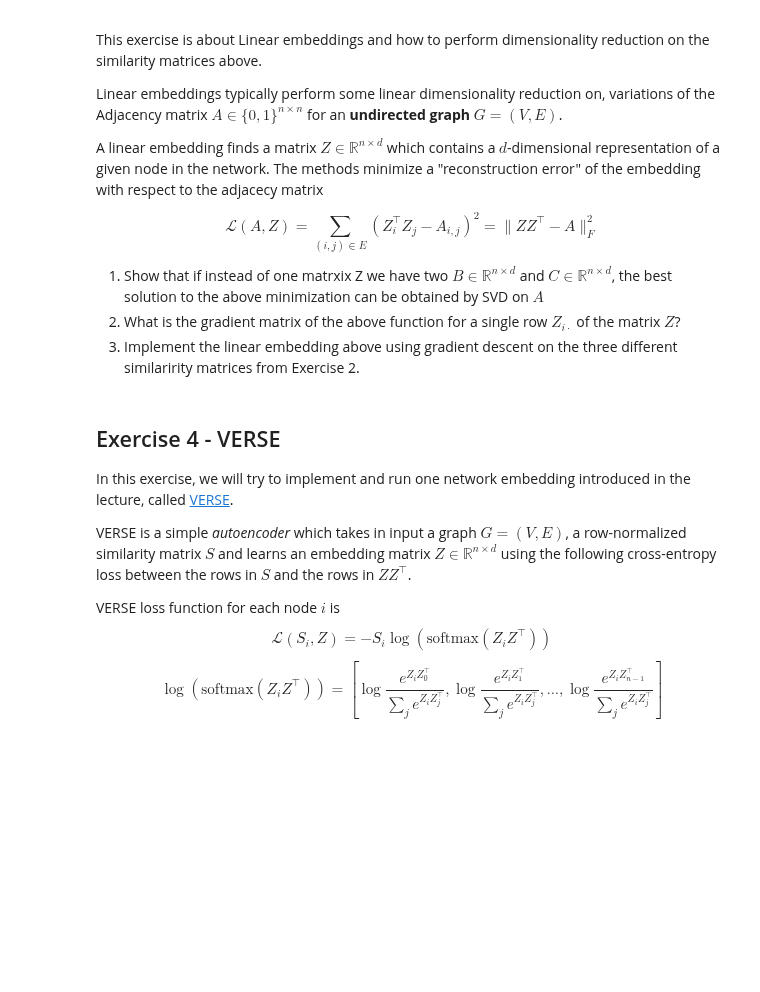
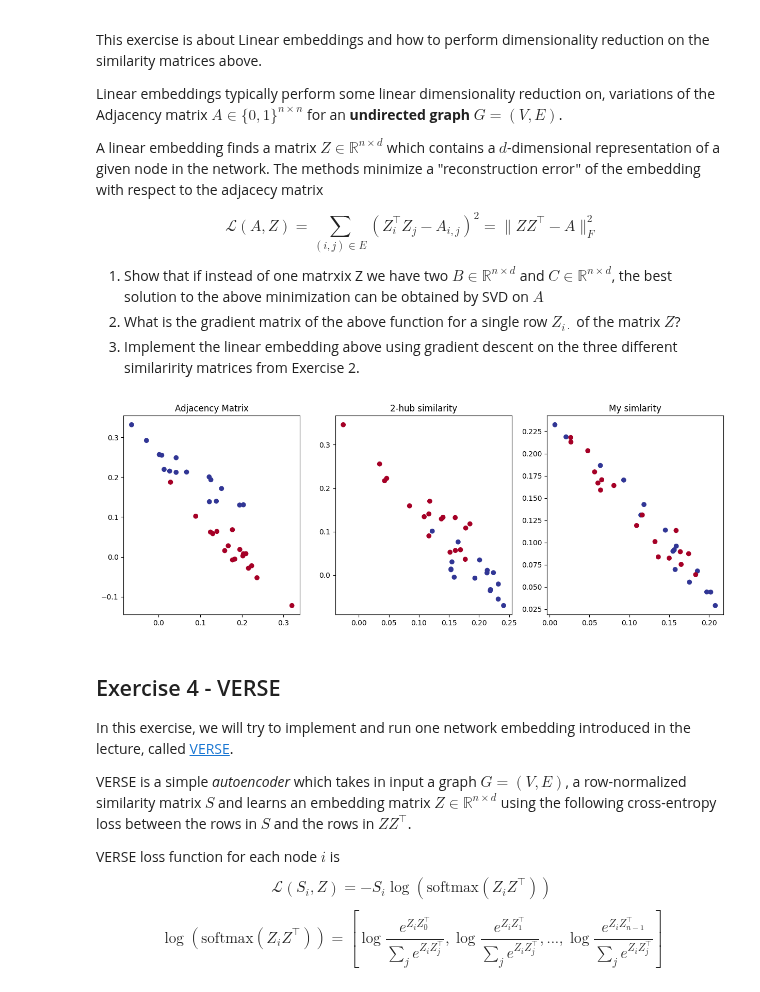
Before and after one commit to Joac1137/dm2023-exercises, a Jupyter notebook: exercises/Week 9 - Graph Embeddings.ipynb, the cells around one changed output. Drawn from its saved outputs; the diff is of its cells as text; code cells hidden in the pictures; blank space fills up the shorter version.

```diff
--- a/exercises/Week 9 - Graph Embeddings.ipynb
+++ b/exercises/Week 9 - Graph Embeddings.ipynb
@@ -114,35 +142,40 @@ np.random.seed(0)
 
 def lin_grads(A, Z):
     ### YOUR CODE HERE
-
+    return 2 * (Z @ Z.T - A) @ Z
     ### YOUR CODE HERE
 
 def lin_loss(A, Z):
     ### YOUR CODE HERE
-
+    pass
     ### YOUR CODE HERE
 
 def learn(A, dim, grad = lin_grads, loss = lin_loss, step_size=0.001, steps=1000):
     n, _ = A.shape
     Z = np.random.rand(n, dim)
 
     ### YOUR CODE HERE
+    for i in range(steps):
+        gradient = grad(A, Z)
+        Z -= step_size * gradient
 
     ### END CODE
     return Z
 
 # Project the graph in 2D and plot it as points in the space
 Z1 = learn(S1, 2)
 Z2 = learn(S2, 2)
 Z3 = learn(S3, 2)
 
 # As colors to see what happens we can use the communities
 # that have been found with the "magic method" in the beginning.
 # A good embedding method should be able to separate the two colors!
 fig, ax = plt.subplots(1, 3, figsize=(15, 5))
 for i, (Z, T) in enumerate(zip([Z1, Z2, Z3], ["Adjacency Matrix", "2-hub similarity", "My simlarity"])):
     ax[i].set_title(T)
     ax[i].scatter(*(Z.T), c=magic_cut, cmap=plt.get_cmap('RdYlBu'))
+# %% [output]
+[figure, added]
 # %% [markdown]
 ## Exercise 4 - VERSE
 
```
Also changed, not shown: parts of 6 cells of this notebook, 1 other file.
